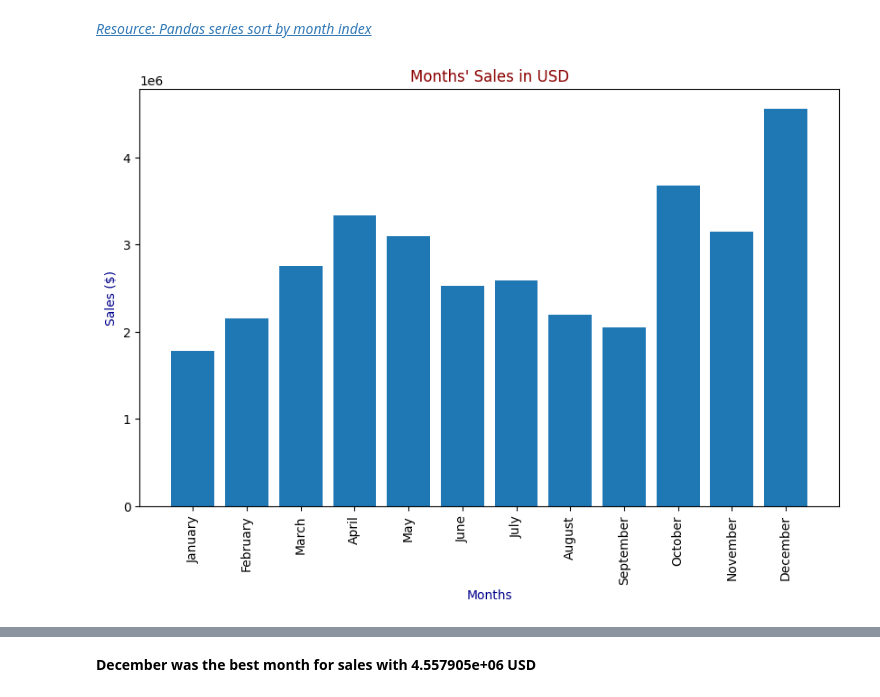
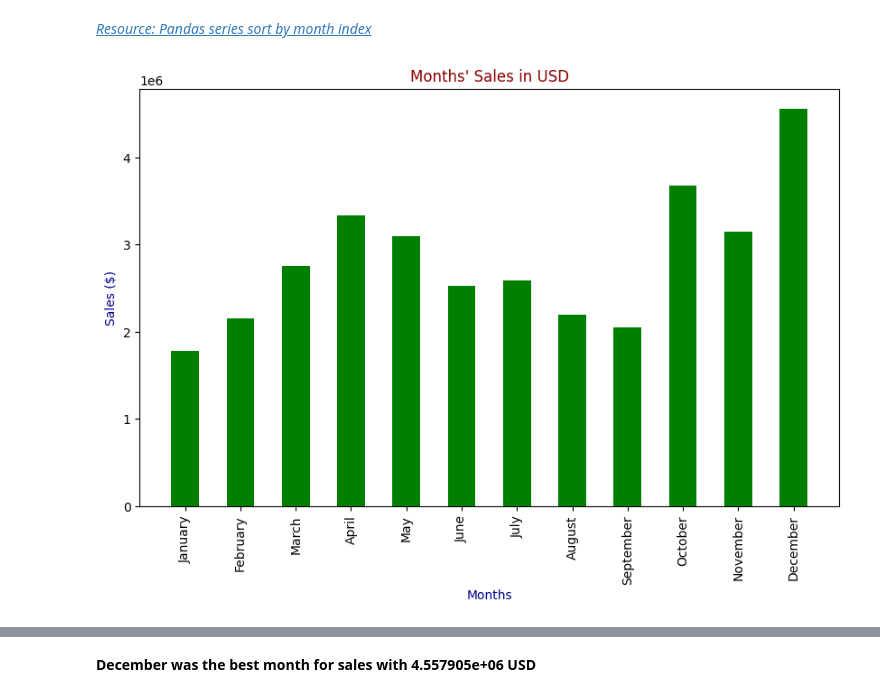
Before and after one commit to kfrawee/SalesAnalysis, a Jupyter notebook: SalesAnalysis.ipynb, the cells around one changed output, grey strips where cells are left out. Saved outputs shown, nothing was run; the diff lists cells and outputs as text; code cells hidden in the pictures.

```diff
--- a/SalesAnalysis.ipynb
+++ b/SalesAnalysis.ipynb
@@ -543,16 +543,16 @@ months_sales
 # %%
 # using plot
 plt.style.use('default')
 plt.figure(figsize=(10, 6))
 
-plt.bar(months, months_sales.total_sales)
+plt.bar(months, months_sales.total_sales, width=.5, color='g')
 
 plt.xticks(months, rotation='vertical')
 plt.xlabel("Months", color='darkblue', size=10)
 plt.ylabel("Sales ($)", color='darkblue', size=10)
 plt.title("Months' Sales in USD", color='darkred', size=12)
 
-plt.savefig("./img/01_months_sales")
+plt.savefig("./img/01_months_sales", bbox_inches='tight', dpi=300)
 plt.show()
 # %% [output]
-[figure, old version]
+[figure, new version]
```
Also changed, not shown: parts of 11 cells of this notebook, 7 other files.
